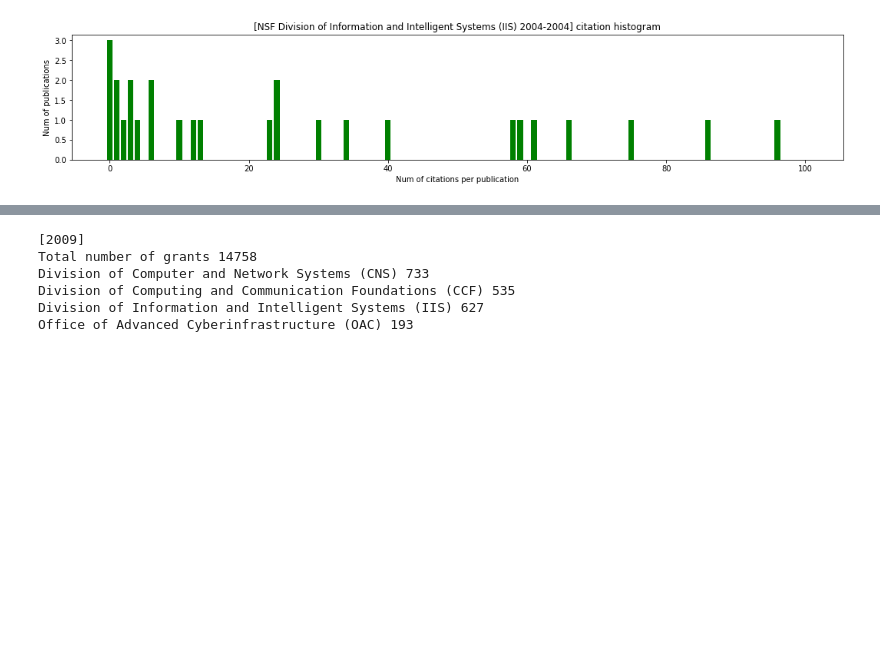
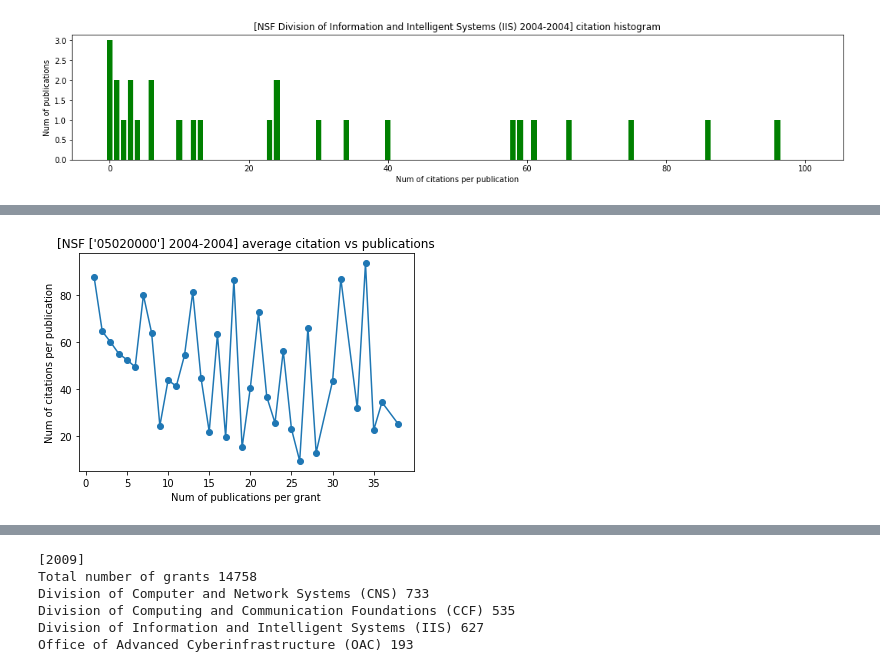
Before and after one commit to shinminjeong/moneymatters, a Jupyter notebook: scripts/NSF CISE stats - num citations vs publications.ipynb, the cells around one changed output, grey strips where cells are left out. Saved outputs shown, nothing was run; the diff lists cells and outputs as text; code cells hidden in the pictures; blank space fills up the shorter version.

```diff
--- a/scripts/NSF CISE stats.ipynb
+++ b/scripts/NSF CISE stats - num citations vs publications.ipynb
@@ -128,0 +156,4 @@ Total 1 grants with 30 publications. Average 43.333333333333336 citations from t
+# %%
+pub_avgcit_relation(data, ["05020000"], range(1, 41))
+# %% [output]
+[figure, added]
```
Also changed, not shown: parts of 10 cells of this notebook, 5 other files.
